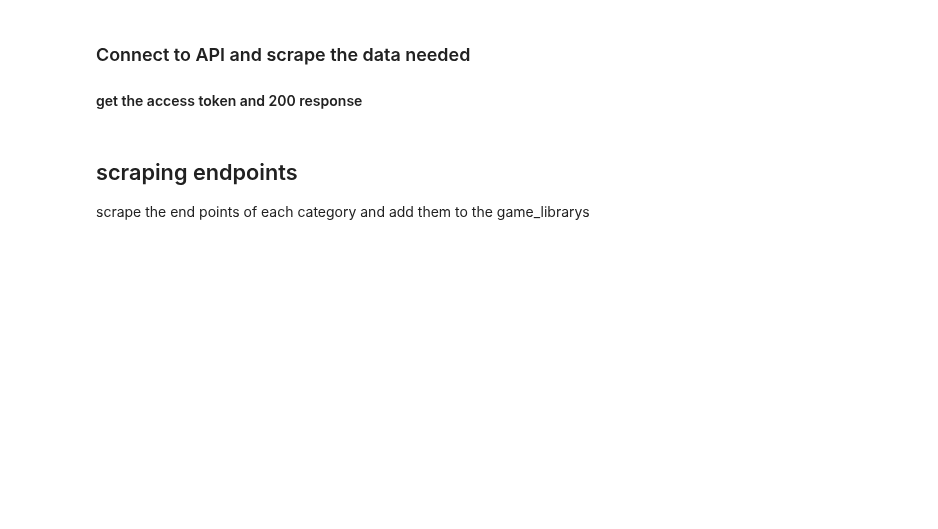
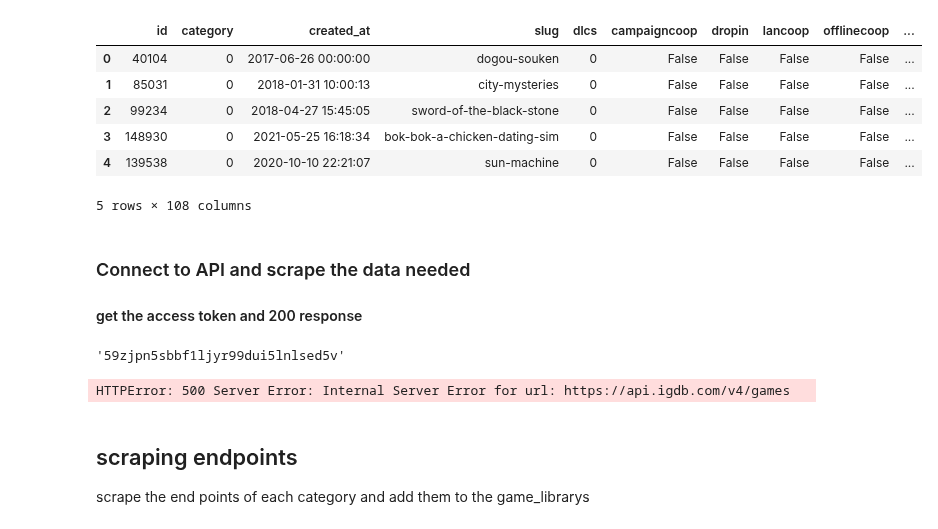
Before and after one commit to MrEnigmamgine/Videogame-Capstone_fork, a Jupyter notebook: Lindy_workbook.ipynb, the cells around one changed output. Saved outputs shown, nothing was run; the diff lists cells and outputs as text; code cells hidden in the pictures; blank space fills up the shorter version.

```diff
--- a/Lindy_workbook.ipynb
+++ b/Lindy_workbook.ipynb
@@ -43,3 +42,14 @@ game_ratings.head()
+# %%
+not_rated = pd.read_json('game_nonratings (1).json')
+not_rated.head()
+# %% [output]
+|  | id | category | created_at | slug | dlcs | campaigncoop | dropin | lancoop | offlinecoop | ... |
+| 0 | 40104 | 0 | 2017-06-26 00:00:00 | dogou-souken | 0 | False | False | False | False | ... |
+| 1 | 85031 | 0 | 2018-01-31 10:00:13 | city-mysteries | 0 | False | False | False | False | ... |
+| 2 | 99234 | 0 | 2018-04-27 15:45:05 | sword-of-the-black-stone | 0 | False | False | False | False | ... |
+| 3 | 148930 | 0 | 2021-05-25 16:18:34 | bok-bok-a-chicken-dating-sim | 0 | False | False | False | False | ... |
+| 4 | 139538 | 0 | 2020-10-10 22:21:07 | sun-machine | 0 | False | False | False | False | ... |
+5 rows × 108 columns
 # %%
 game_ratings.head()
 # %% [markdown]
@@ -48 +63,11 @@ game_ratings.head()
+# %%
+access_token
+# %% [output]
+'59zjpn5sbbf1ljyr99dui5lnlsed5v'
+# %%
+# Connects to the api to return the games library
+game_library = acquire.get_game_library(wrapper)
+time.sleep(2.4)
+# %% [output]
+HTTPError: 500 Server Error: Internal Server Error for url: https://api.igdb.com/v4/games
 # %%
```
Also changed, not shown: parts of 114 cells of this notebook.
